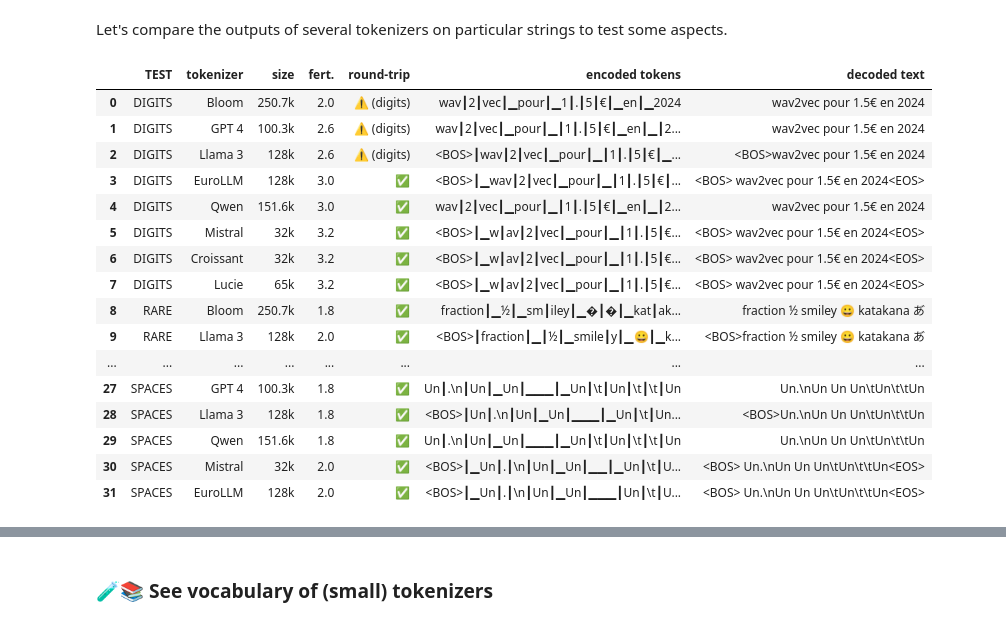
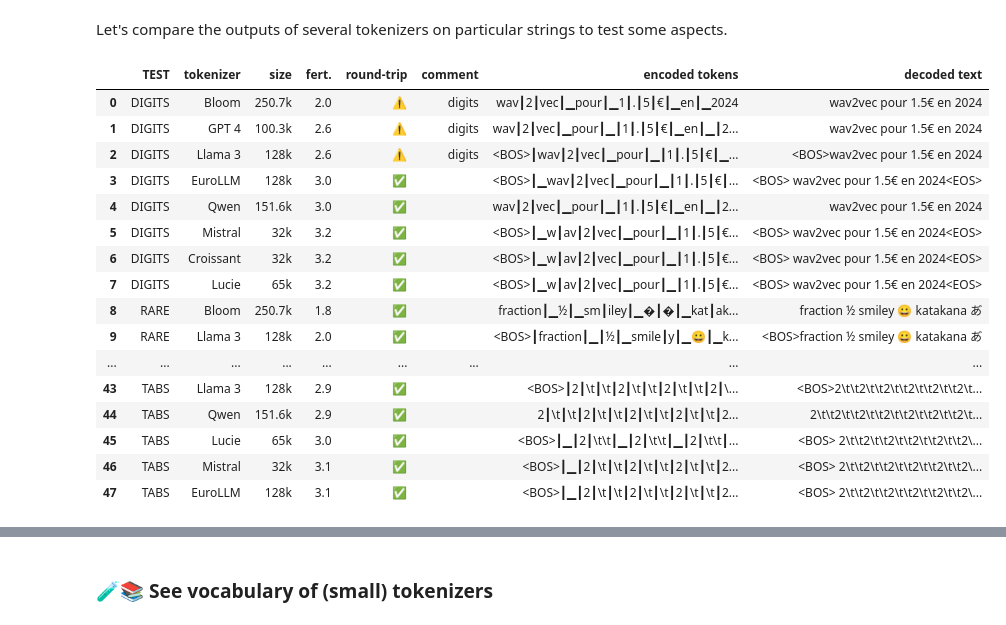
Before and after one commit to Jeronymous/deep_learning_notebooks, a Jupyter notebook: tokenizers.ipynb, the cells around one changed output, grey strips where cells are left out. Saved outputs shown, nothing was run; the diff lists cells and outputs as text; code cells hidden in the pictures.

Commit message:
Add benchmark of fertilities. Tune display (comment column...)

```diff
--- a/tokenizers.ipynb
+++ b/tokenizers.ipynb
@@ -164,6 +164,8 @@ my_tokenizers = {
 
     # LLM - Hugging Face / transformers
     "Gemma": "google/gemma-7b",
+    "Phi 2": "microsoft/phi-2",
+    "Phi 3": "microsoft/Phi-3-medium-4k-instruct",
     "Qwen": "Qwen/Qwen2.5-7B",
     "Falcon": "tiiuae/falcon-7b",
     "Mistral": "mistralai/Mistral-7B-v0.1",
@@ -420,13 +422,13 @@ def normalize_for_display(text, is_token=False, fix_arabic=True):
     text = text \
         .replace("\n", "\\n") \
         .replace("\t", "\\t") \
-        .replace("\r", "\\r")
+        .replace("\r", "\\r") \
+        .replace(" ", "⍽") # non-break spaces
 
     if is_token:
         # Standard representation of whitespace
         text = text \
             .replace(" ", "▁") \
-            .replace(" ", "\\▁") \
             .replace("Ġ", "▁")
 
     # For non-ASCII characters that are NOT encoded in UTF-8
@@ -542,7 +544,7 @@ def fix_arabic_display(input, verbose=False):
     return "".join(chunks_by_language)
 
 
-if not "TEST":
+if "TEST":
     title = "☪ Test: Fix of display for text with Arabic and code-switching ☪"
     print(f"{title}\n" + "-"*(len(title)+2))
 
@@ -579,6 +581,6 @@ if not "TEST":
 pd.DataFrame({
     "Original": inputs,
     "Display": inputs_for_display,
-    "Display as tokens": [normalize_for_display(input.split(), is_token=True) for input in inputs],
+    "Display of tokens": [normalize_for_display(input.split(), is_token=True) for input in inputs],
 })
 # %% [output]
@@ -737,7 +801,9 @@ def challenge_tokenizers(
             "digits": "wav2vec pour 1.5€ en 2024",
             "rare": "fraction ½ smiley 😀 katakana あ゙",
             "math": "a.(b+c)÷e×f",
-            "spaces": "Un.\nUn Un    Un\tUn\t\tUn",
+            "spaces": "".join([f"{i}{' '*i}{i}{' '*i}" for i in range(1, 12)]),
+            "linebreaks": "".join([f"{i}" + ("\r\n"*i) for i in range(1, 12)]),
+            "tabs": "".join([f"{i}" + ("\t"*i) for iµ in range(1, 12)]),
         }
 
     combined_results = {
@@ -746,50 +812,56 @@ def challenge_tokenizers(
         "size": [],
         "fert.": [],
         "round-trip": [],
+        "comment": [],
         "encoded tokens": [],
         "decoded text": [],
     }
     for name, text in tests.items():
         df = test_tokenizers_on_text(text, tokenizers)
         df['tmp'] = df['size'].apply(lambda x: eval(x.replace('k', '*1000').replace(' ', '')))
         df = df.sort_values(by=["fert.", "tmp"], ascending=True)
         df = df.drop(columns=['tmp'])
 
         for k in combined_results:
             if k == "TEST":
                 combined_results[k] += [name.upper()] * len(df)
+            elif k not in df:
+                if k in ["comment"]:
+                    combined_results[k] += [""] * len(df)
+                else:
+                    raise ValueError(f"Key '{k}' not found in the DataFrame")
             else:
                 combined_results[k] += list(df[k].values)
 
     return pd.DataFrame(combined_results)
 
 challenge_tokenizers(
     [
         "GPT 4",
         "Mistral",
         "Llama 3",
         "Qwen",
         "Bloom",
         "Croissant",
         "EuroLLM",
         "Lucie",
     ]
 )
 # %% [output]
-|  | TEST | tokenizer | size | fert. | round-trip | encoded tokens | decoded text |
-| 0 | DIGITS | Bloom | 250.7k | 2.0 | ⚠️ (digits) | wav┃2┃vec┃▁pour┃▁1┃.┃5┃€┃▁en┃▁2024 | wav2vec pour 1.5€ en 2024 |
-| 1 | DIGITS | GPT 4 | 100.3k | 2.6 | ⚠️ (digits) | wav┃2┃vec┃▁pour┃▁┃1┃.┃5┃€┃▁en┃▁┃2... | wav2vec pour 1.5€ en 2024 |
-| 2 | DIGITS | Llama 3 | 128k | 2.6 | ⚠️ (digits) | <BOS>┃wav┃2┃vec┃▁pour┃▁┃1┃.┃5┃€┃▁... | <BOS>wav2vec pour 1.5€ en 2024 |
-| 3 | DIGITS | EuroLLM | 128k | 3.0 | ✅ | <BOS>┃▁wav┃2┃vec┃▁pour┃▁┃1┃.┃5┃€┃... | <BOS> wav2vec pour 1.5€ en 2024<EOS> |
-| 4 | DIGITS | Qwen | 151.6k | 3.0 | ✅ | wav┃2┃vec┃▁pour┃▁┃1┃.┃5┃€┃▁en┃▁┃2... | wav2vec pour 1.5€ en 2024 |
-| 5 | DIGITS | Mistral | 32k | 3.2 | ✅ | <BOS>┃▁w┃av┃2┃vec┃▁pour┃▁┃1┃.┃5┃€... | <BOS> wav2vec pour 1.5€ en 2024<EOS> |
-| 6 | DIGITS | Croissant | 32k | 3.2 | ✅ | <BOS>┃▁w┃av┃2┃vec┃▁pour┃▁┃1┃.┃5┃€... | <BOS> wav2vec pour 1.5€ en 2024<EOS> |
-| 7 | DIGITS | Lucie | 65k | 3.2 | ✅ | <BOS>┃▁w┃av┃2┃vec┃▁pour┃▁┃1┃.┃5┃€... | <BOS> wav2vec pour 1.5€ en 2024<EOS> |
-| 8 | RARE | Bloom | 250.7k | 1.8 | ✅ | fraction┃▁½┃▁sm┃iley┃▁�┃�┃▁kat┃ak... | fraction ½ smiley 😀 katakana あ゙ |
-| 9 | RARE | Llama 3 | 128k | 2.0 | ✅ | <BOS>┃fraction┃▁┃½┃▁smile┃y┃▁😀┃▁k... | <BOS>fraction ½ smiley 😀 katakana あ゙ |
-| ... | ... | ... | ... | ... | ... | ... | ... |
-| 27 | SPACES | GPT 4 | 100.3k | 1.8 | ✅ | Un┃.\n┃Un┃▁Un┃▁▁▁┃▁Un┃\t┃Un┃\t┃\t┃Un | Un.\nUn Un Un\tUn\t\tUn |
-| 28 | SPACES | Llama 3 | 128k | 1.8 | ✅ | <BOS>┃Un┃.\n┃Un┃▁Un┃▁▁▁┃▁Un┃\t┃Un... | <BOS>Un.\nUn Un Un\tUn\t\tUn |
-| 29 | SPACES | Qwen | 151.6k | 1.8 | ✅ | Un┃.\n┃Un┃▁Un┃▁▁▁┃▁Un┃\t┃Un┃\t┃\t┃Un | Un.\nUn Un Un\tUn\t\tUn |
-| 30 | SPACES | Mistral | 32k | 2.0 | ✅ | <BOS>┃▁Un┃.┃\n┃Un┃▁Un┃▁▁┃▁Un┃\t┃U... | <BOS> Un.\nUn Un Un\tUn\t\tUn<EOS> |
-| 31 | SPACES | EuroLLM | 128k | 2.0 | ✅ | <BOS>┃▁Un┃.┃\n┃Un┃▁Un┃▁▁▁┃Un┃\t┃U... | <BOS> Un.\nUn Un Un\tUn\t\tUn<EOS> |
+|  | TEST | tokenizer | size | fert. | round-trip | comment | encoded tokens | decoded text |
+| 0 | DIGITS | Bloom | 250.7k | 2.0 | ⚠️ | digits | wav┃2┃vec┃▁pour┃▁1┃.┃5┃€┃▁en┃▁2024 | wav2vec pour 1.5€ en 2024 |
+| 1 | DIGITS | GPT 4 | 100.3k | 2.6 | ⚠️ | digits | wav┃2┃vec┃▁pour┃▁┃1┃.┃5┃€┃▁en┃▁┃2... | wav2vec pour 1.5€ en 2024 |
+| 2 | DIGITS | Llama 3 | 128k | 2.6 | ⚠️ | digits | <BOS>┃wav┃2┃vec┃▁pour┃▁┃1┃.┃5┃€┃▁... | <BOS>wav2vec pour 1.5€ en 2024 |
+| 3 | DIGITS | EuroLLM | 128k | 3.0 | ✅ |  | <BOS>┃▁wav┃2┃vec┃▁pour┃▁┃1┃.┃5┃€┃... | <BOS> wav2vec pour 1.5€ en 2024<EOS> |
+| 4 | DIGITS | Qwen | 151.6k | 3.0 | ✅ |  | wav┃2┃vec┃▁pour┃▁┃1┃.┃5┃€┃▁en┃▁┃2... | wav2vec pour 1.5€ en 2024 |
+| 5 | DIGITS | Mistral | 32k | 3.2 | ✅ |  | <BOS>┃▁w┃av┃2┃vec┃▁pour┃▁┃1┃.┃5┃€... | <BOS> wav2vec pour 1.5€ en 2024<EOS> |
+| 6 | DIGITS | Croissant | 32k | 3.2 | ✅ |  | <BOS>┃▁w┃av┃2┃vec┃▁pour┃▁┃1┃.┃5┃€... | <BOS> wav2vec pour 1.5€ en 2024<EOS> |
+| 7 | DIGITS | Lucie | 65k | 3.2 | ✅ |  | <BOS>┃▁w┃av┃2┃vec┃▁pour┃▁┃1┃.┃5┃€... | <BOS> wav2vec pour 1.5€ en 2024<EOS> |
+| 8 | RARE | Bloom | 250.7k | 1.8 | ✅ |  | fraction┃▁½┃▁sm┃iley┃▁�┃�┃▁kat┃ak... | fraction ½ smiley 😀 katakana あ゙ |
+| 9 | RARE | Llama 3 | 128k | 2.0 | ✅ |  | <BOS>┃fraction┃▁┃½┃▁smile┃y┃▁😀┃▁k... | <BOS>fraction ½ smiley 😀 katakana あ゙ |
+| ... | ... | ... | ... | ... | ... | ... | ... | ... |
+| 43 | TABS | Llama 3 | 128k | 2.9 | ✅ |  | <BOS>┃2┃\t┃\t┃2┃\t┃\t┃2┃\t┃\t┃2┃\... | <BOS>2\t\t2\t\t2\t\t2\t\t2\t\t2\t... |
+| 44 | TABS | Qwen | 151.6k | 2.9 | ✅ |  | 2┃\t┃\t┃2┃\t┃\t┃2┃\t┃\t┃2┃\t┃\t┃2... | 2\t\t2\t\t2\t\t2\t\t2\t\t2\t\t2\t... |
+| 45 | TABS | Lucie | 65k | 3.0 | ✅ |  | <BOS>┃▁┃2┃\t\t┃▁┃2┃\t\t┃▁┃2┃\t\t┃... | <BOS> 2\t\t2\t\t2\t\t2\t\t2\t\t2\... |
+| 46 | TABS | Mistral | 32k | 3.1 | ✅ |  | <BOS>┃▁┃2┃\t┃\t┃2┃\t┃\t┃2┃\t┃\t┃2... | <BOS> 2\t\t2\t\t2\t\t2\t\t2\t\t2\... |
+| 47 | TABS | EuroLLM | 128k | 3.1 | ✅ |  | <BOS>┃▁┃2┃\t┃\t┃2┃\t┃\t┃2┃\t┃\t┃2... | <BOS> 2\t\t2\t\t2\t\t2\t\t2\t\t2\... |
```
Also changed, not shown: parts of 6 cells of this notebook.
